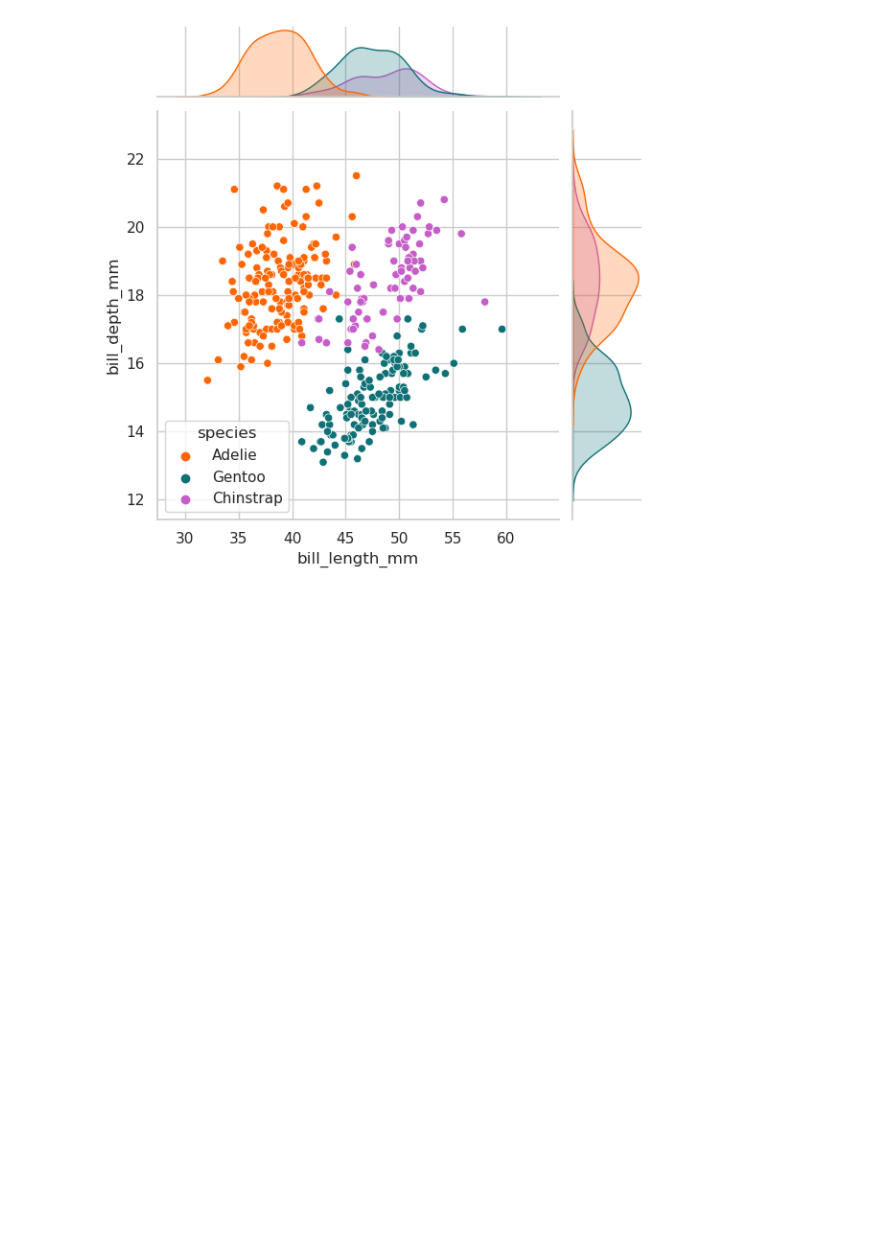
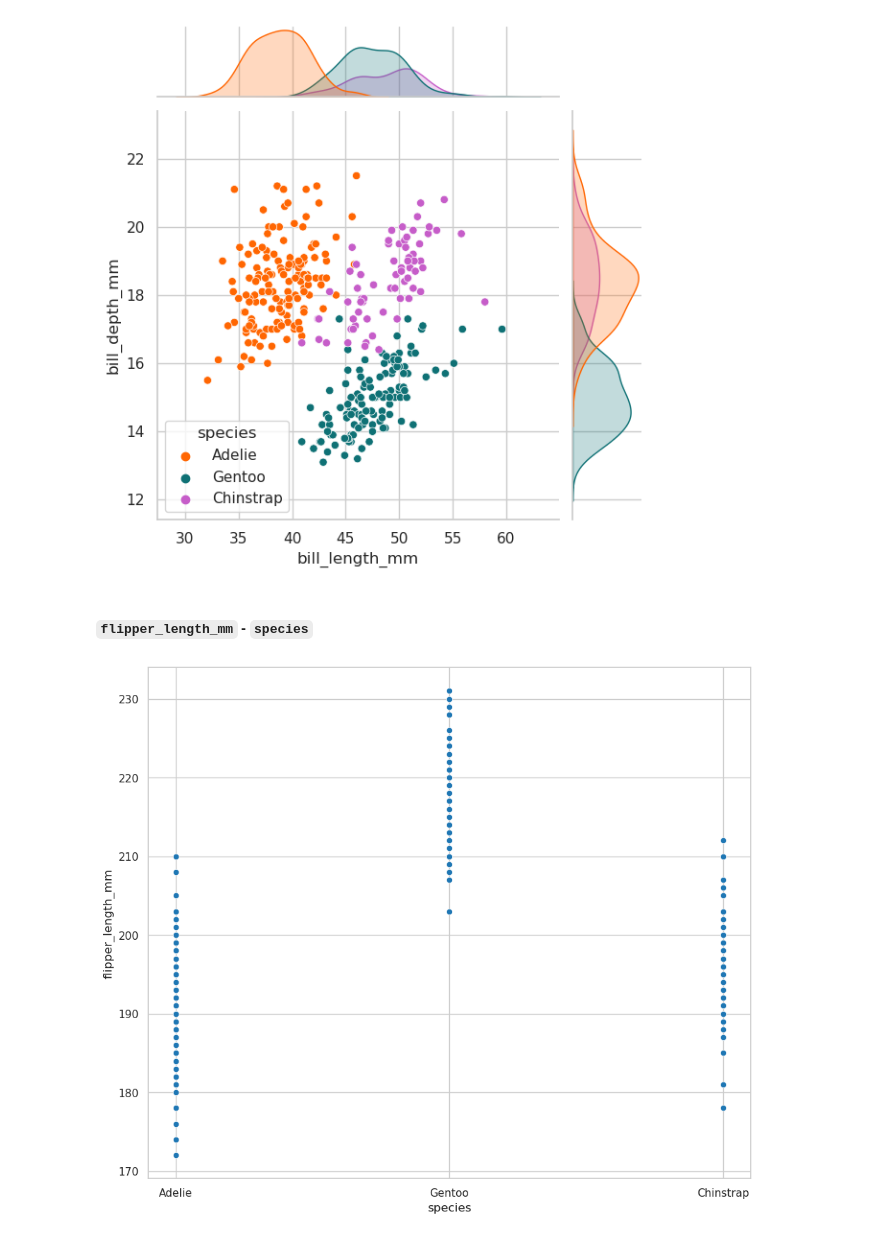
Before and after one commit to pahoalapizco/eda_penguins, a Jupyter notebook: notebooks/1.0-eda_penguins-introduction.ipynb, the cells around one changed output. Drawn from its saved outputs; the diff is of its cells as text; code cells hidden in the pictures; blank space fills up the shorter version.

```diff
--- a/notebooks/1.0-eda_penguins-introduction.ipynb
+++ b/notebooks/1.0-eda_penguins-introduction.ipynb
@@ -1023,3 +1023,14 @@ sns.jointplot(
 # %% [output]
 <seaborn.axisgrid.JointGrid at 0x...>
 [figure]
+# %% [markdown]
+#### **`flipper_length_mm` - `species`**
+# %%
+sns.scatterplot(
+  data=processed_penguins_df,
+  x="species",
+  y="flipper_length_mm"
+)
+plt.show()
+# %% [output]
+[figure, added]
```
Also changed, not shown: parts of 5 cells of this notebook.
